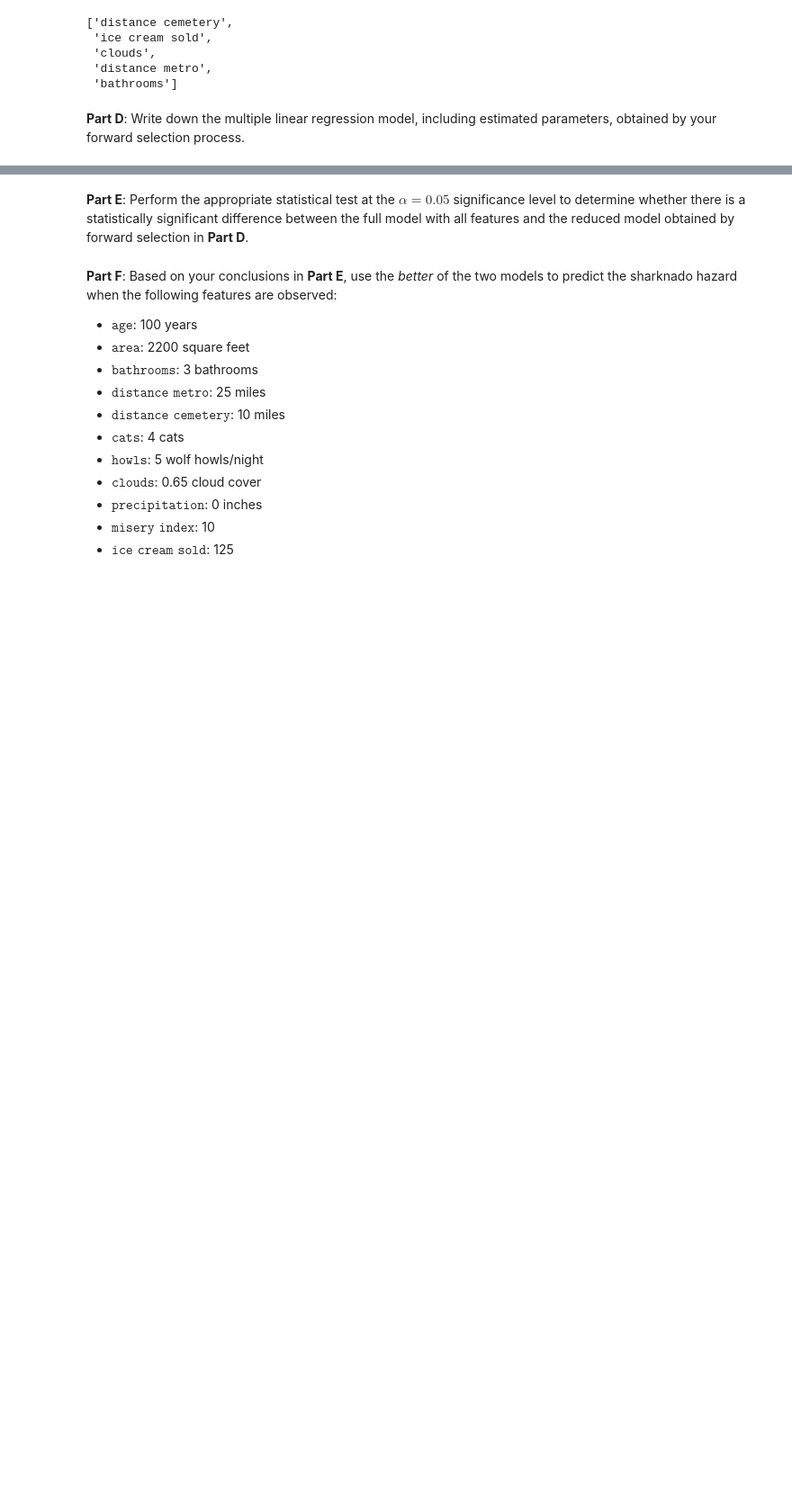
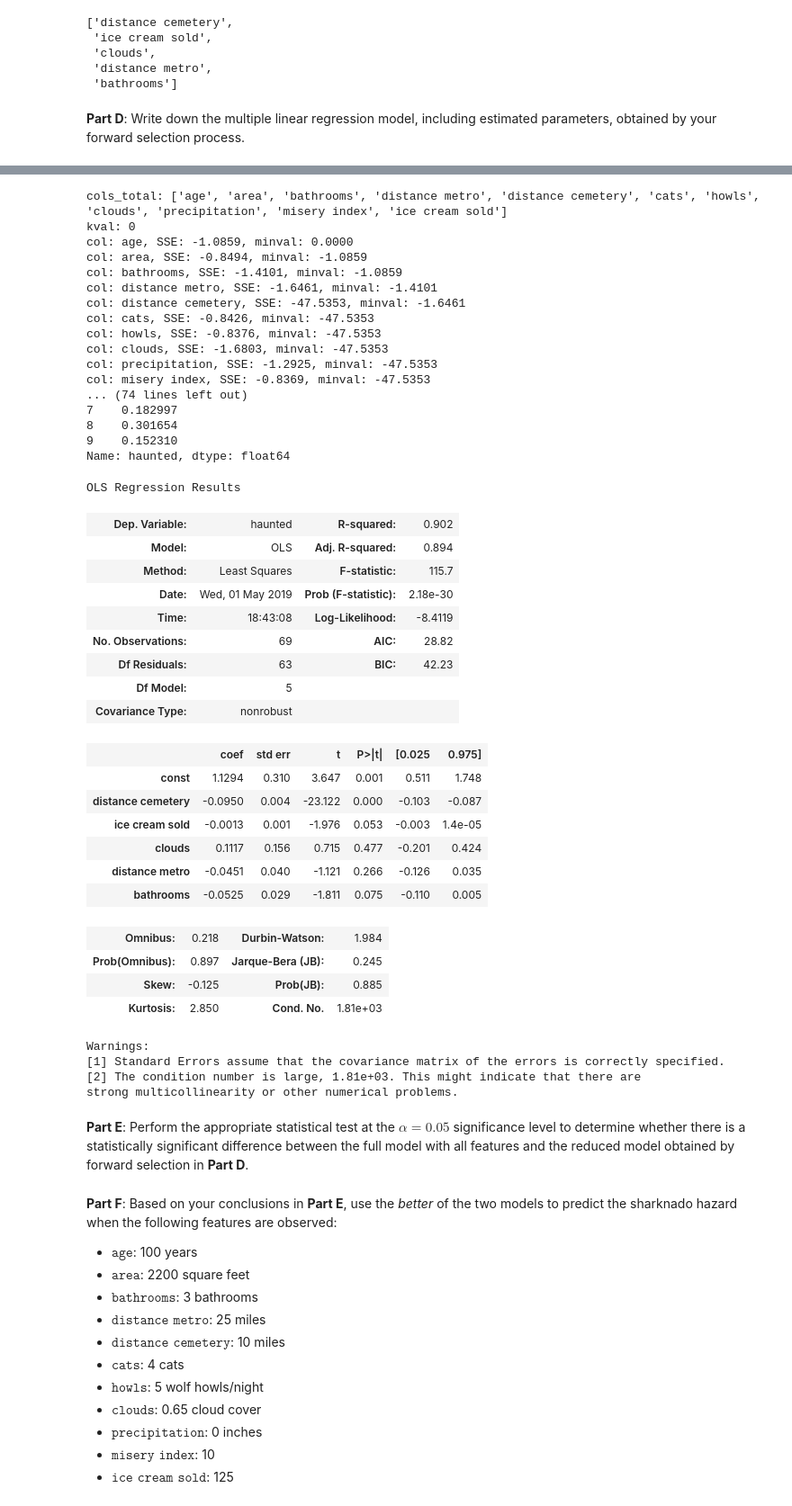
Before and after one commit to jasonlubrano/CSCI3022-DataScience, a Jupyter notebook: practicum2/practicum2/practicum2_Lubrano_Jason.ipynb, the cells around one changed output, grey strips where cells are left out. Shown at 90% size. Saved outputs shown, nothing was run; the diff lists cells and outputs as text; code cells hidden in the pictures; blank space fills up the shorter version.

```diff
--- a/practicum2/practicum2/practicum2_Lubrano_Jason.ipynb
+++ b/practicum2/practicum2/practicum2_Lubrano_Jason.ipynb
@@ -935,7 +935,7 @@ def forward_select(df, resp_str, maxk=5):
             Xs = sm.add_constant(Xs)
             #print("Xs: {}".format(Xs)) if(verbose) else None
             model = sm.OLS(haunted, Xs).fit()
-            squared_errors = y-model.predict(Xs)**2
+            squared_errors = haunted-model.predict(Xs)**2
             SSE = np.sum(squared_errors)
             print("col: {}, SSE: {:.4f}, minval: {:.4f}".format(col, SSE, minval)) if(verbose) else None
             # it will test the sum of squared errors for that row
@@ -988,9 +997,6 @@ def olsregression(df, str_y, feats):
     return model_red.summary()
 # %%
-dfdf = dfHOUSES
-
-yy = 'haunted'
-
-verbose=False; cols_arr=forward_select(dfdf, yy, maxk=5)
-
-verbose=True; olsregression(dfdf, yy, cols_arr)
+def forward_select_and_reg(dfdf, yy):
+    # wrapper function to give me every func
+    verbose=False; cols_arr=forward_select(dfdf, yy, maxk=5)
+    verbose=True; return(olsregression(dfdf, yy, cols_arr))
@@ -1040,3 +1003,51 @@ strong multicollinearity or other numerical problems.
+# %%
+dfdf = dfHOUSES
+yy = 'haunted'
+
+forward_select_and_reg(dfdf, yy)
+# %% [output]
+cols_total: ['age', 'area', 'bathrooms', 'distance metro', 'distance cemetery', 'cats', 'howls', 'clouds', 'precipitation', 'misery index', 'ice cream sold']
+kval: 0
+col: age, SSE: -1.0859, minval: 0.0000
+col: area, SSE: -0.8494, minval: -1.0859
+col: bathrooms, SSE: -1.4101, minval: -1.0859
+col: distance metro, SSE: -1.6461, minval: -1.4101
+col: distance cemetery, SSE: -47.5353, minval: -1.6461
+col: cats, SSE: -0.8426, minval: -47.5353
+col: howls, SSE: -0.8376, minval: -47.5353
+col: clouds, SSE: -1.6803, minval: -47.5353
+col: precipitation, SSE: -1.2925, minval: -47.5353
+col: misery index, SSE: -0.8369, minval: -47.5353
+... (74 lines left out)
+7    0.182997
+8    0.301654
+9    0.152310
+Name: haunted, dtype: float64
+OLS Regression Results
+| Dep. Variable: | haunted | R-squared: | 0.902 |
+| Model: | OLS | Adj. R-squared: | 0.894 |
+| Method: | Least Squares | F-statistic: | 115.7 |
+| Date: | Wed, 01 May 2019 | Prob (F-statistic): | 2.18e-30 |
+| Time: | 18:43:08 | Log-Likelihood: | -8.4119 |
+| No. Observations: | 69 | AIC: | 28.82 |
+| Df Residuals: | 63 | BIC: | 42.23 |
+| Df Model: | 5 |  |  |
+| Covariance Type: | nonrobust |  |  |
+|  | coef | std err | t | P>|t| | [0.025 | 0.975] |
+| const | 1.1294 | 0.310 | 3.647 | 0.001 | 0.511 | 1.748 |
+| distance cemetery | -0.0950 | 0.004 | -23.122 | 0.000 | -0.103 | -0.087 |
+| ice cream sold | -0.0013 | 0.001 | -1.976 | 0.053 | -0.003 | 1.4e-05 |
+| clouds | 0.1117 | 0.156 | 0.715 | 0.477 | -0.201 | 0.424 |
+| distance metro | -0.0451 | 0.040 | -1.121 | 0.266 | -0.126 | 0.035 |
+| bathrooms | -0.0525 | 0.029 | -1.811 | 0.075 | -0.110 | 0.005 |
+| Omnibus: | 0.218 | Durbin-Watson: | 1.984 |
+| Prob(Omnibus): | 0.897 | Jarque-Bera (JB): | 0.245 |
+| Skew: | -0.125 | Prob(JB): | 0.885 |
+| Kurtosis: | 2.850 | Cond. No. | 1.81e+03 |
+Warnings:
+[1] Standard Errors assume that the covariance matrix of the errors is correctly specified.
+[2] The condition number is large, 1.81e+03. This might indicate that there are
+strong multicollinearity or other numerical problems.
 # %% [markdown]
 **Part E**: Perform the appropriate statistical test at the $\alpha = 0.05$ significance level to determine whether there is a statistically significant difference between the full model with all features and the reduced model obtained by forward selection in **Part D**.
 # %% [markdown]
```
Also changed, not shown: parts of 6 cells of this notebook, 1 other file.
